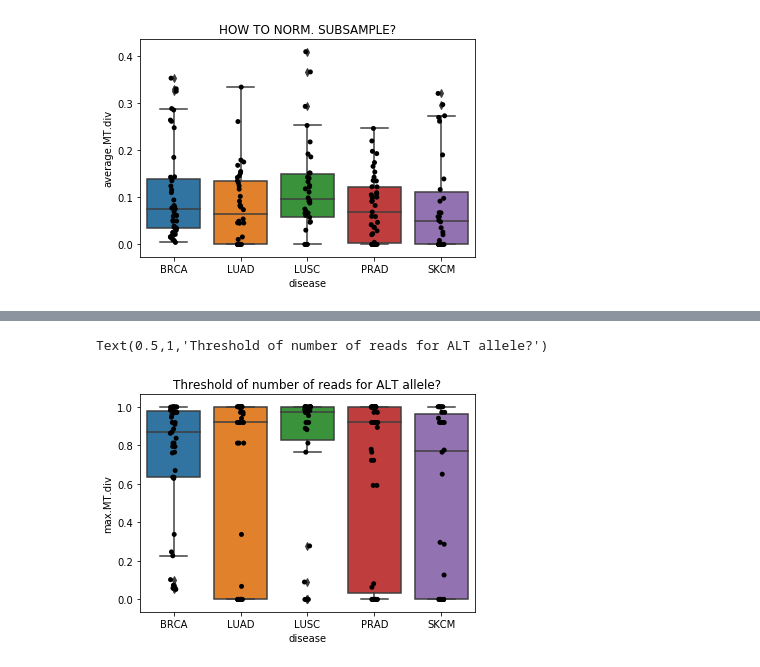
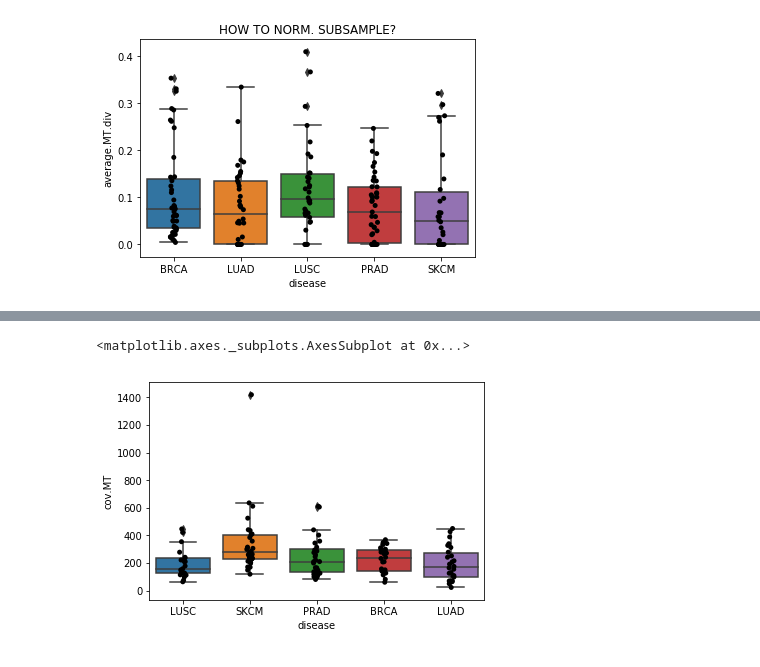
Before and after one commit to smangul1/seeing.beyond.target.results, a Jupyter notebook: raw.results/analysis.ipynb, the cells around one changed output, grey strips where cells are left out. Saved outputs shown, nothing was run; the diff lists cells and outputs as text; code cells hidden in the pictures.

```diff
--- a/raw.results/analysis.ipynb
+++ b/raw.results/analysis.ipynb
@@ -280,0 +323,12 @@ Text(0.5,1,'HOW TO NORM. SUBSAMPLE?')
+# %%
+import pandas as pd
+metadata=pd.read_csv('../outcomes/PILOT.RNASeq.clean.metadata.csv')
+df_MT = pd.read_csv('MT.RNA.Seq.csv')
+
+df_MT.head()
+
+data=pd.merge(df_MT, metadata, on='ID')
+
+
+
+data.head()
@@ -281,10 +343,7 @@ Text(0.5,1,'HOW TO NORM. SUBSAMPLE?')
 # %%
-##ID,average.MT.div,max.MT.div
-
 import seaborn as sns  #be sure version >=0.9
-sns.boxplot(x="disease", y="max.MT.div", data=data)
-ax=sns.stripplot(x="disease", y="max.MT.div", data=data, palette=["black"], jitter=0.05)
-ax.set_title('Threshold of number of reads for ALT allele?')
+sns.boxplot(x="disease", y="cov.MT", data=data)
+sns.stripplot(x="disease", y="cov.MT", data=data, palette=["black"], jitter=0.05)
 # %% [output]
-Text(0.5,1,'Threshold of number of reads for ALT allele?')
+<matplotlib.axes._subplots.AxesSubplot at 0x...>
-[figure, old version]
+[figure, new version]
```
Also changed, not shown: parts of 10 cells of this notebook.
